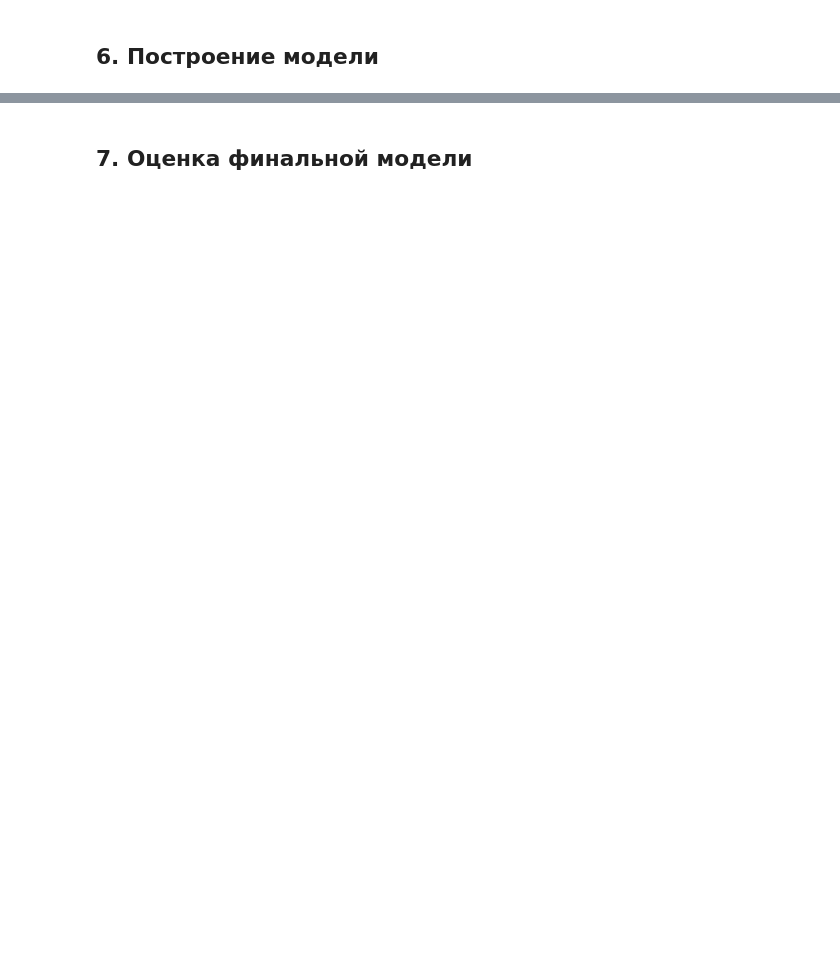
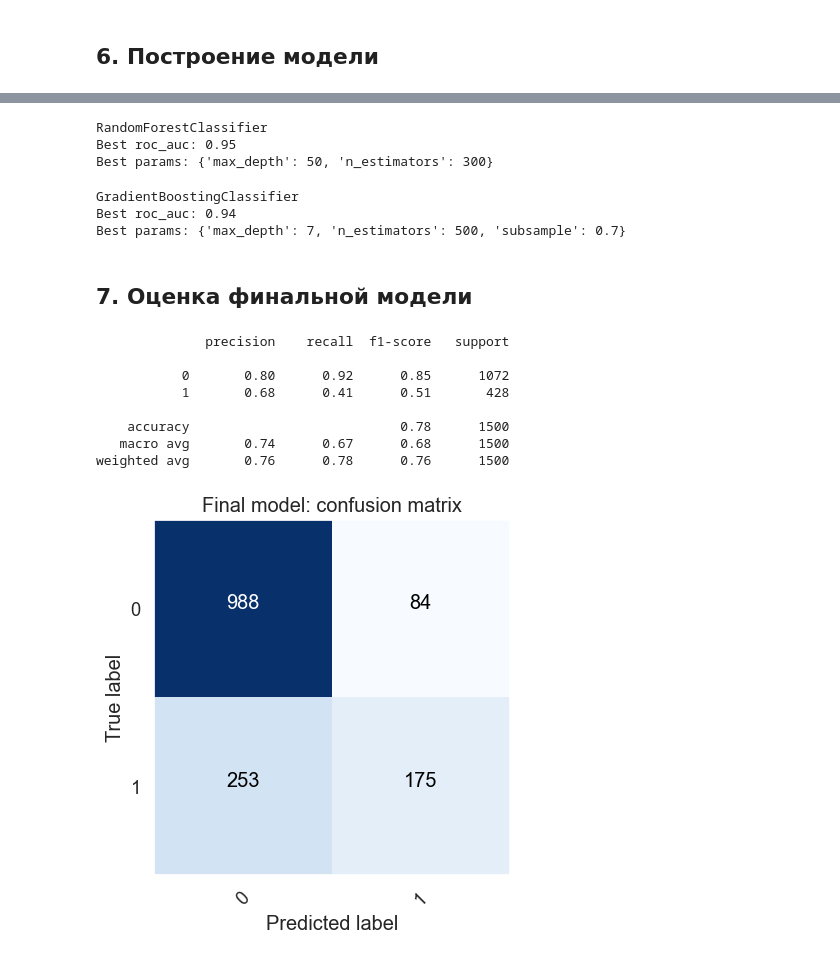
Before and after one commit to Andrey-Patrakov/Python_data_libraries, a Jupyter notebook: Курсовой проект (часть 2)/Project 2.ipynb, the cells around one changed output, grey strips where cells are left out. Saved outputs shown, nothing was run; the diff lists cells and outputs as text; code cells hidden in the pictures; blank space fills up the shorter version.

Commit message:
chore(dz): add model

```diff
--- a/Курсовой проект (часть 2)/Project 2.ipynb
+++ b/Курсовой проект (часть 2)/Project 2.ipynb
@@ -467,2 +533,78 @@ pipeline.fit_transform(data).shape
+# %%
+param_grid = {
+    "max_depth": [25, 50, 100, 200],
+    "n_estimators": [50, 100, 150, 300],
+}
+model = RandomForestClassifier(random_state=RANDOM_STATE)
+gsc = GridSearchCV(model, param_grid, scoring='roc_auc', n_jobs=-1)
+gsc.fit(X_train_prepared, y_train)
+
+print('RandomForestClassifier')
+print(f'Best roc_auc: {gsc.best_score_:.2f}')
+print(f'Best params: {gsc.best_params_}')
+# %% [output]
+RandomForestClassifier
+Best roc_auc: 0.95
+Best params: {'max_depth': 50, 'n_estimators': 300}
+# %%
+param_grid = {
+    "max_depth": [1, 5, 7],
+    "n_estimators": [10, 100, 300, 500],
+    "subsample": [0.7, 0.8, 1.0],
+}
+model = GradientBoostingClassifier(random_state=RANDOM_STATE)
+gsc = GridSearchCV(model, param_grid, scoring='roc_auc', n_jobs=-1)
+gsc.fit(X_train_prepared, y_train)
+
+print('GradientBoostingClassifier')
+print(f'Best roc_auc: {gsc.best_score_:.2f}')
+print(f'Best params: {gsc.best_params_}')
+# %% [output]
+GradientBoostingClassifier
+Best roc_auc: 0.94
+Best params: {'max_depth': 7, 'n_estimators': 500, 'subsample': 0.7}
 # %% [markdown]
 ## 7. Оценка финальной модели
+# %%
+def plot_confusion_matrix(cm, classes, model_name=""):
+    plt.imshow(cm, interpolation='nearest',  cmap=plt.cm.Blues)
+
+    plt.grid(False)
+    plt.title('%s: confusion matrix' % model_name)
+    tick_marks = np.arange(len(classes))
+    plt.xticks(tick_marks, classes, rotation=45)
+    plt.yticks(tick_marks, classes)
+
+    thresh = cm.max() / 2.
+    for i, j in itertools.product(range(cm.shape[0]), range(cm.shape[1])):
+        plt.text(j, i, format(cm[i, j], 'd'),
+                 horizontalalignment="center",
+                 color="white" if cm[i, j] > thresh else "black")
+
+    plt.ylabel('True label')
+    plt.xlabel('Predicted label')
+    plt.tight_layout()
+# %%
+model = make_pipeline(
+    pipeline,
+    RandomForestClassifier(random_state=RANDOM_STATE,
+                           max_depth=50,
+                           n_estimators=300)
+)
+
+model.fit(X_train, y_train)
+y_pred_proba = model.predict_proba(X_test)[:, 1]
+# %%
+cm = confusion_matrix(y_test, y_pred_proba > 0.5)
+plot_confusion_matrix(cm, classes=["0", "1"], model_name="Final model");
+print(classification_report(y_test, y_pred_proba > 0.5))
+# %% [output]
+              precision    recall  f1-score   support
+
+           0       0.80      0.92      0.85      1072
+           1       0.68      0.41      0.51       428
+
+    accuracy                           0.78      1500
+   macro avg       0.74      0.67      0.68      1500
+weighted avg       0.76      0.78      0.76      1500
+[figure, added]
```
Also changed, not shown: parts of 17 cells of this notebook.
